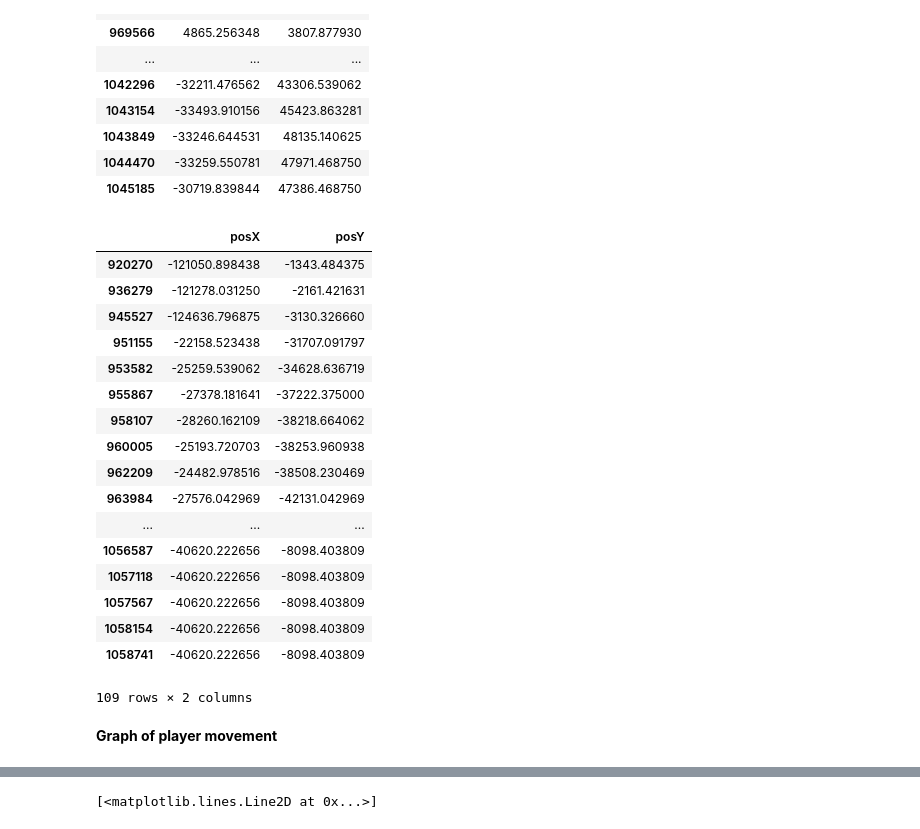
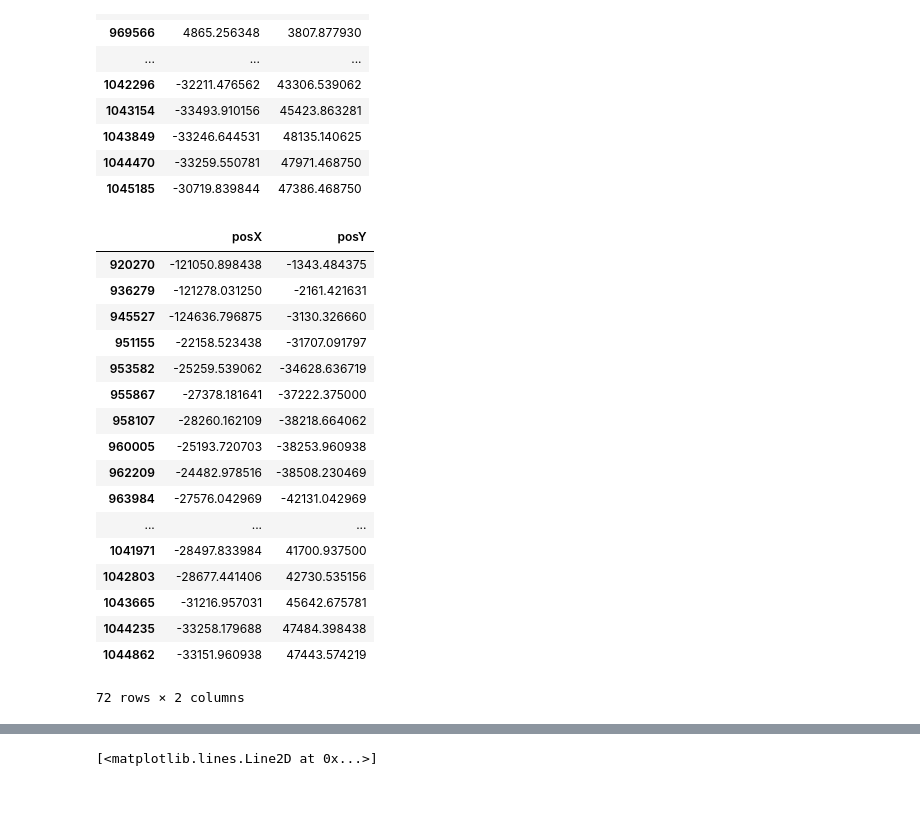
Before and after one commit to ChilledCitizen/reCoach, a Jupyter notebook: game_coach.ipynb, the cells around one changed output, grey strips where cells are left out. Drawn from its saved outputs; the diff is of its cells as text; code cells hidden in the pictures; blank space fills up the shorter version.

```diff
--- a/game_coach.ipynb
+++ b/game_coach.ipynb
@@ -259,0 +215,3 @@ one_player_state_session
+# %%
+one_player_state_session = get_frames_player_session(player_name, 1)
+one_player_state_session
@@ -260,23 +237,25 @@ one_player_state_session
 # %%
 # Get frame number when player died
-frame_number = one_player_state_session.iloc[-1]["framenumber"]
+frame_number_death = one_player_state_session.iloc[-1]["framenumber"]
 # %%
 # Get game_frame row based on session and frame
-row = np.nonzero((game_frame["sessionid"] == session_id) & (game_frame["framenumber"] == frame_number))[0][0]
+row = np.nonzero((game_frame["sessionid"] == session_id) & (game_frame["framenumber"] == frame_number_death))[0][0]
 json_entry_players = json.loads(game_frame.iloc[row]["players"])
 # Get killer
 killer = get_killer_entry(player_name, session_id)
 # Get killer name
+killer_name = None
 try:
     killer_name = killer["guid"]
-    print(killer_name)
 except:
     pass
+print(killer_name)
 # %% [output]
 Rhonda_Chung
 # %%
-# Take last frames before death in last session (choose step)
-last_positions_player = one_player_state_session.iloc[:-1: 100][["posX", "posY"]]
+# Take frames up until the death in last session (choose step)
+step = 100
+last_positions_player = one_player_state_session.iloc[:-1: step][["posX", "posY"]]
 last_positions_player
 # %% [output]
 |  | posX | posY |
@@ -297,29 +276,28 @@ last_positions_player
 | 1044470 | -33259.550781 | 47971.468750 |
 | 1045185 | -30719.839844 | 47386.468750 |
 # %%
-# Get last frames for the killer
+# Get last frames for the killer, up until death of the player
 killer_state_session = player_state[(player_state["playerguid"] == killer_name) & (player_state["sessionid"] == session_id)]
 killer_state_session = killer_state_session.sort_values("framenumber")
-last_positions_killer = killer_state_session.iloc[:-1: 100][["posX", "posY"]]
+killer_state_session_until_death = killer_state_session[killer_state_session["framenumber"] < frame_number_death]
+last_positions_killer = killer_state_session_until_death.iloc[:-1: step][["posX", "posY"]]
 last_positions_killer
 # %% [output]
 |  | posX | posY |
 | 920270 | -121050.898438 | -1343.484375 |
 | 936279 | -121278.031250 | -2161.421631 |
 | 945527 | -124636.796875 | -3130.326660 |
 | 951155 | -22158.523438 | -31707.091797 |
 | 953582 | -25259.539062 | -34628.636719 |
 | 955867 | -27378.181641 | -37222.375000 |
 | 958107 | -28260.162109 | -38218.664062 |
 | 960005 | -25193.720703 | -38253.960938 |
 | 962209 | -24482.978516 | -38508.230469 |
 | 963984 | -27576.042969 | -42131.042969 |
 | ... | ... | ... |
-| 1056587 | -40620.222656 | -8098.403809 |
-| 1057118 | -40620.222656 | -8098.403809 |
-| 1057567 | -40620.222656 | -8098.403809 |
-| 1058154 | -40620.222656 | -8098.403809 |
-| 1058741 | -40620.222656 | -8098.403809 |
+| 1041971 | -28497.833984 | 41700.937500 |
+| 1042803 | -28677.441406 | 42730.535156 |
+| 1043665 | -31216.957031 | 45642.675781 |
+| 1044235 | -33258.179688 | 47484.398438 |
+| 1044862 | -33151.960938 | 47443.574219 |
-109 rows × 2 columns
+72 rows × 2 columns
-# %% [markdown]
-**Graph of player movement**
```
Also changed, not shown: parts of 30 cells of this notebook, 1 other file.
